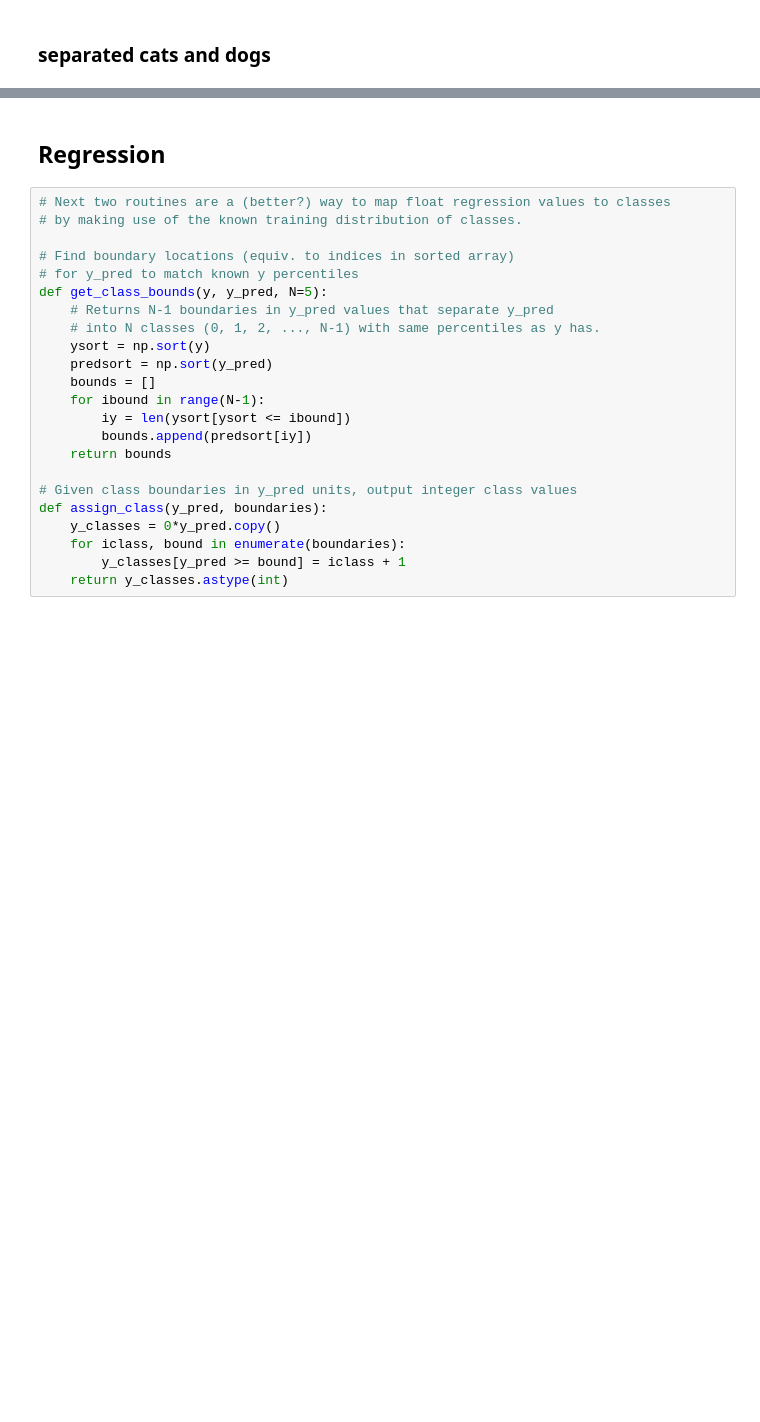
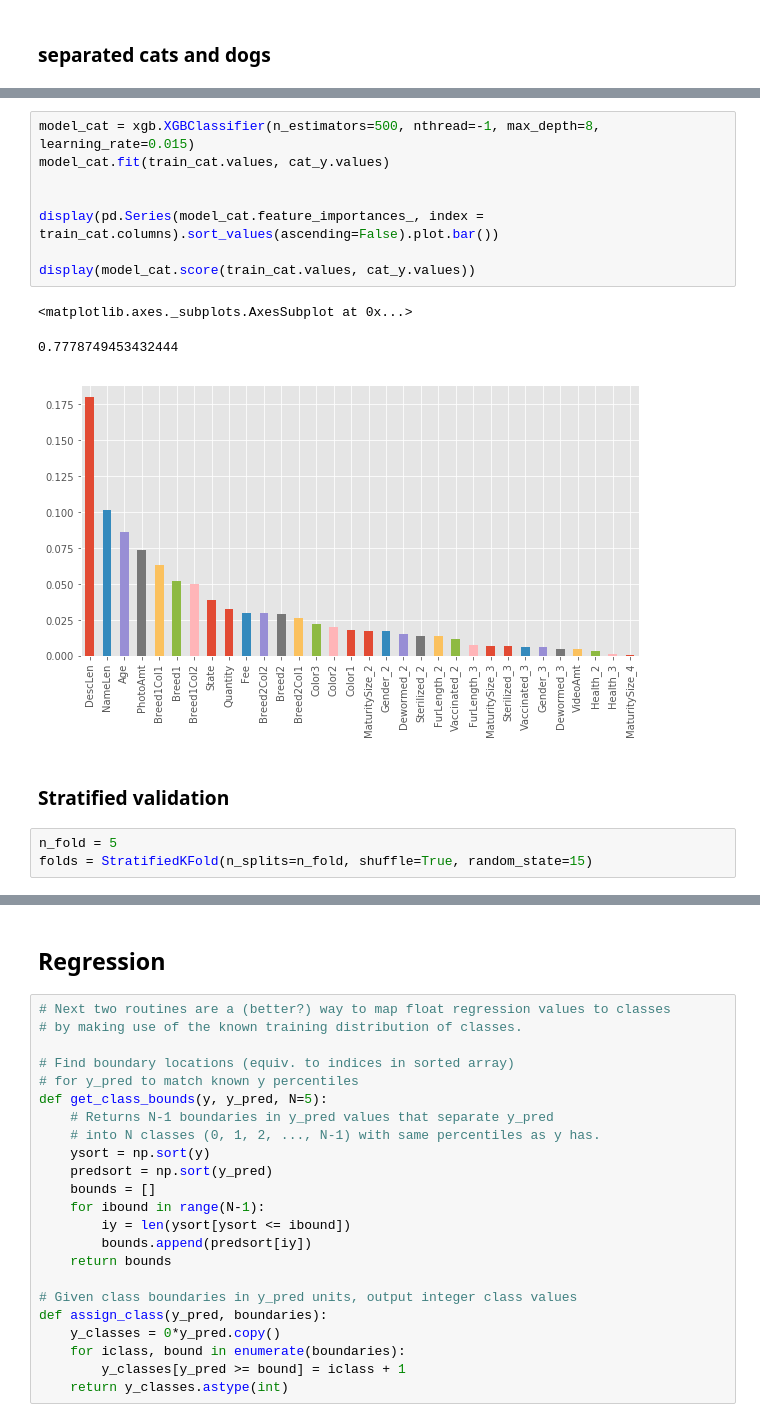
Before and after one commit to UrszulaCzerwinska/Pets, a Jupyter notebook: pets_notebook/kernel.ipynb, the cells around one changed output, grey strips where cells are left out. Saved outputs shown, nothing was run; the diff lists cells and outputs as text; blank space fills up the shorter version.

```diff
--- a/pets_notebook/kernel.ipynb
+++ b/pets_notebook/kernel.ipynb
@@ -1441,0 +1442,17 @@ sel_cols
+# %%
+model_cat = xgb.XGBClassifier(n_estimators=500, nthread=-1, max_depth=8, learning_rate=0.015)
+model_cat.fit(train_cat.values, cat_y.values)
+
+
+display(pd.Series(model_cat.feature_importances_, index = train_cat.columns).sort_values(ascending=False).plot.bar())
+
+display(model_cat.score(train_cat.values, cat_y.values))
+# %% [output]
+<matplotlib.axes._subplots.AxesSubplot at 0x...>
+0.7778749453432444
+[figure, added]
+# %% [markdown]
+### Stratified validation
+# %%
+n_fold = 5
+folds = StratifiedKFold(n_splits=n_fold, shuffle=True, random_state=15)
```
Also changed, not shown: parts of 11 cells of this notebook, 1 other file.
